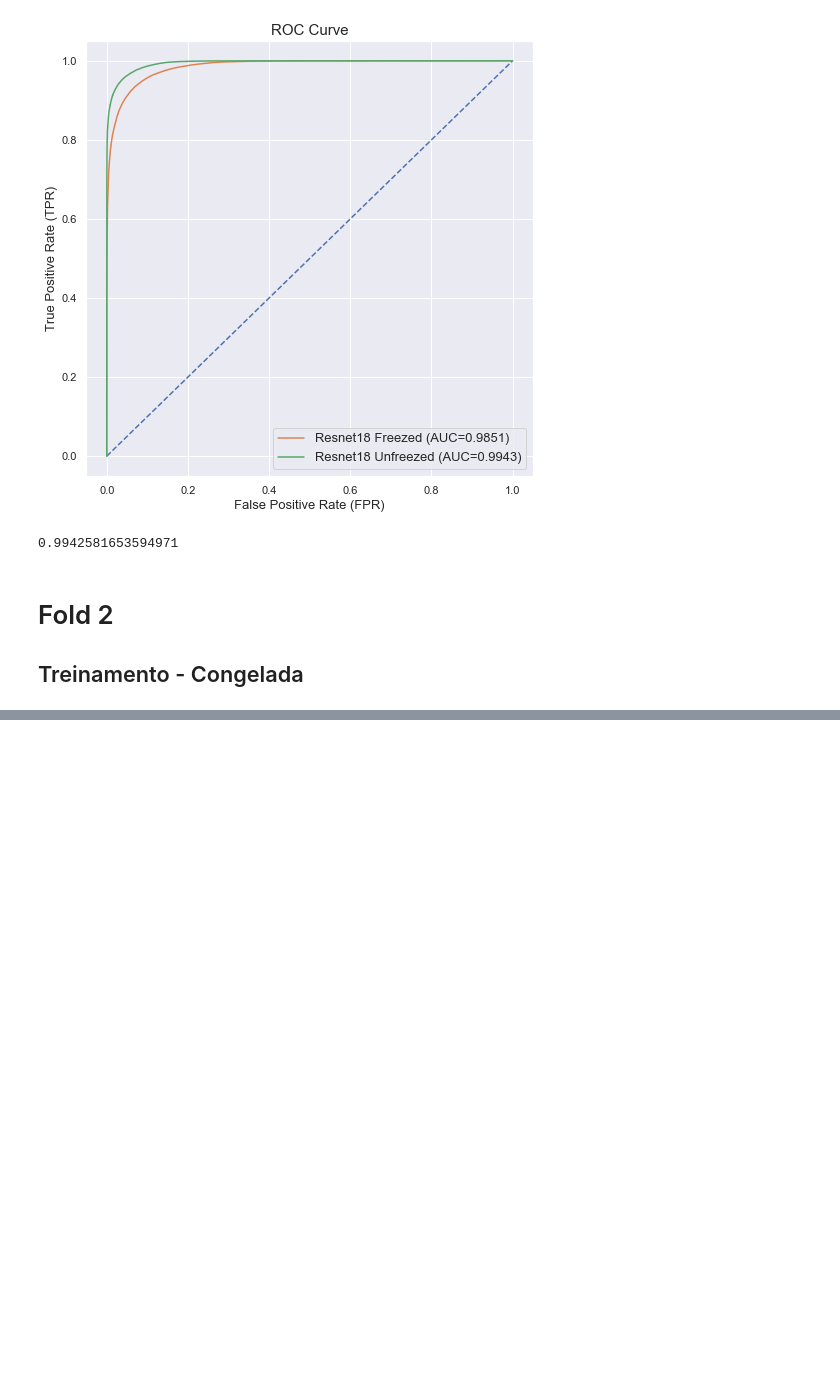
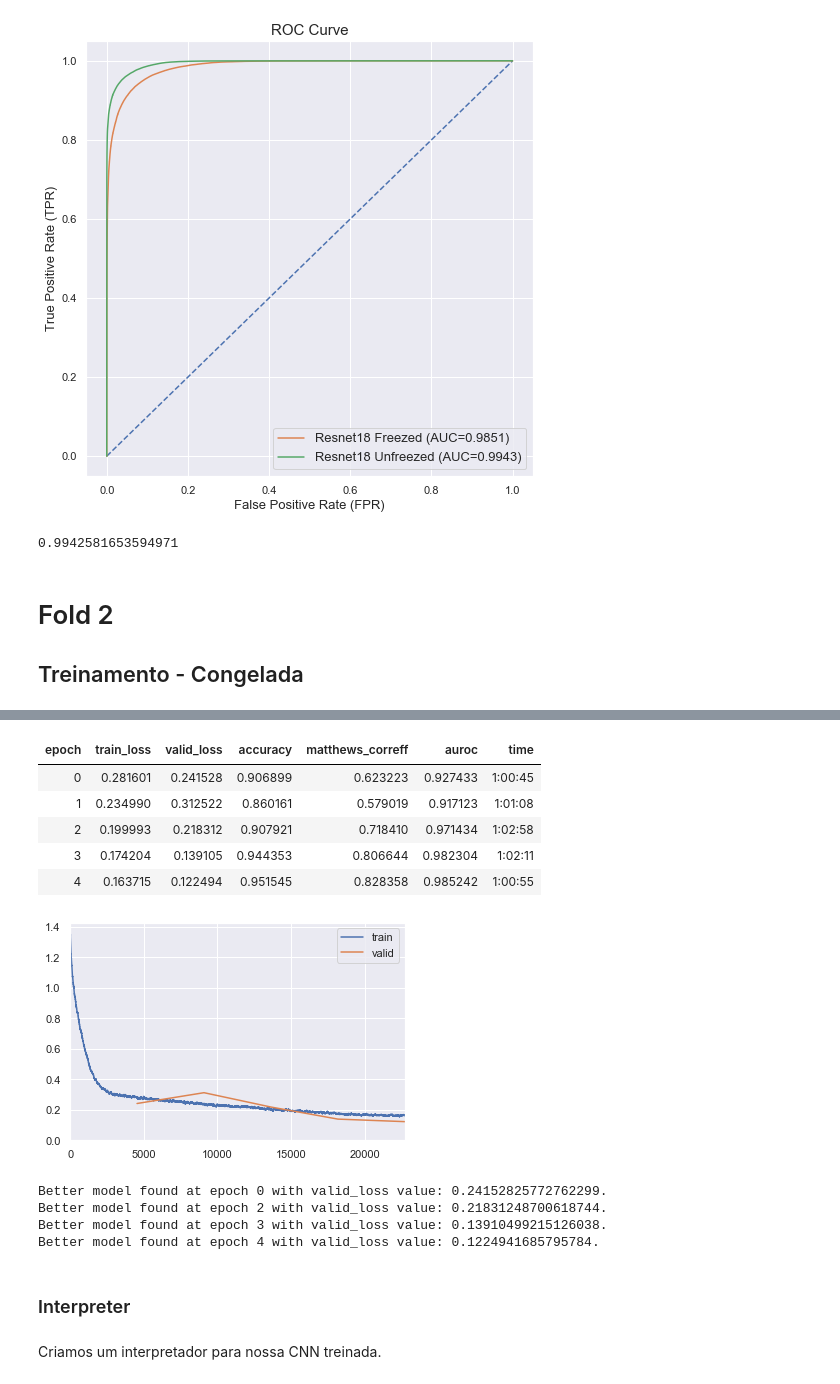
Before and after one commit to ChristianCFranca/unb-tg-deepfakerecognition, a Jupyter notebook: Treinamento Fastai Resnet18.ipynb, the cells around one changed output, grey strips where cells are left out. Cells and saved outputs as stored; diff of their text form; code cells hidden in the pictures; blank space fills up the shorter version.

```diff
--- a/Treinamento Fastai Resnet18.ipynb
+++ b/Treinamento Fastai Resnet18.ipynb
@@ -386,0 +426,20 @@ auc_score_unfreezed
+# %%
+learn.fit_one_cycle(5,
+                    max_lr=slice(1.5e-2, 1.5e-3),
+                    callbacks=[SaveModelCallback(learn, every='improvement', monitor='valid_loss', name='resnet18_best_mcc_freezed_fold2')])
+# %% [output]
+| epoch | train_loss | valid_loss | accuracy | matthews_correff | auroc | time |
+| 0 | 0.281601 | 0.241528 | 0.906899 | 0.623223 | 0.927433 | 1:00:45 |
+| 1 | 0.234990 | 0.312522 | 0.860161 | 0.579019 | 0.917123 | 1:01:08 |
+| 2 | 0.199993 | 0.218312 | 0.907921 | 0.718410 | 0.971434 | 1:02:58 |
+| 3 | 0.174204 | 0.139105 | 0.944353 | 0.806644 | 0.982304 | 1:02:11 |
+| 4 | 0.163715 | 0.122494 | 0.951545 | 0.828358 | 0.985242 | 1:00:55 |
+[figure, added]
+Better model found at epoch 0 with valid_loss value: 0.24152825772762299.
+Better model found at epoch 2 with valid_loss value: 0.21831248700618744.
+Better model found at epoch 3 with valid_loss value: 0.13910499215126038.
+Better model found at epoch 4 with valid_loss value: 0.1224941685795784.
+# %% [markdown]
+### Interpreter
+# %% [markdown]
+Criamos um interpretador para nossa CNN treinada.
```
Also changed, not shown: parts of 13 cells of this notebook.
